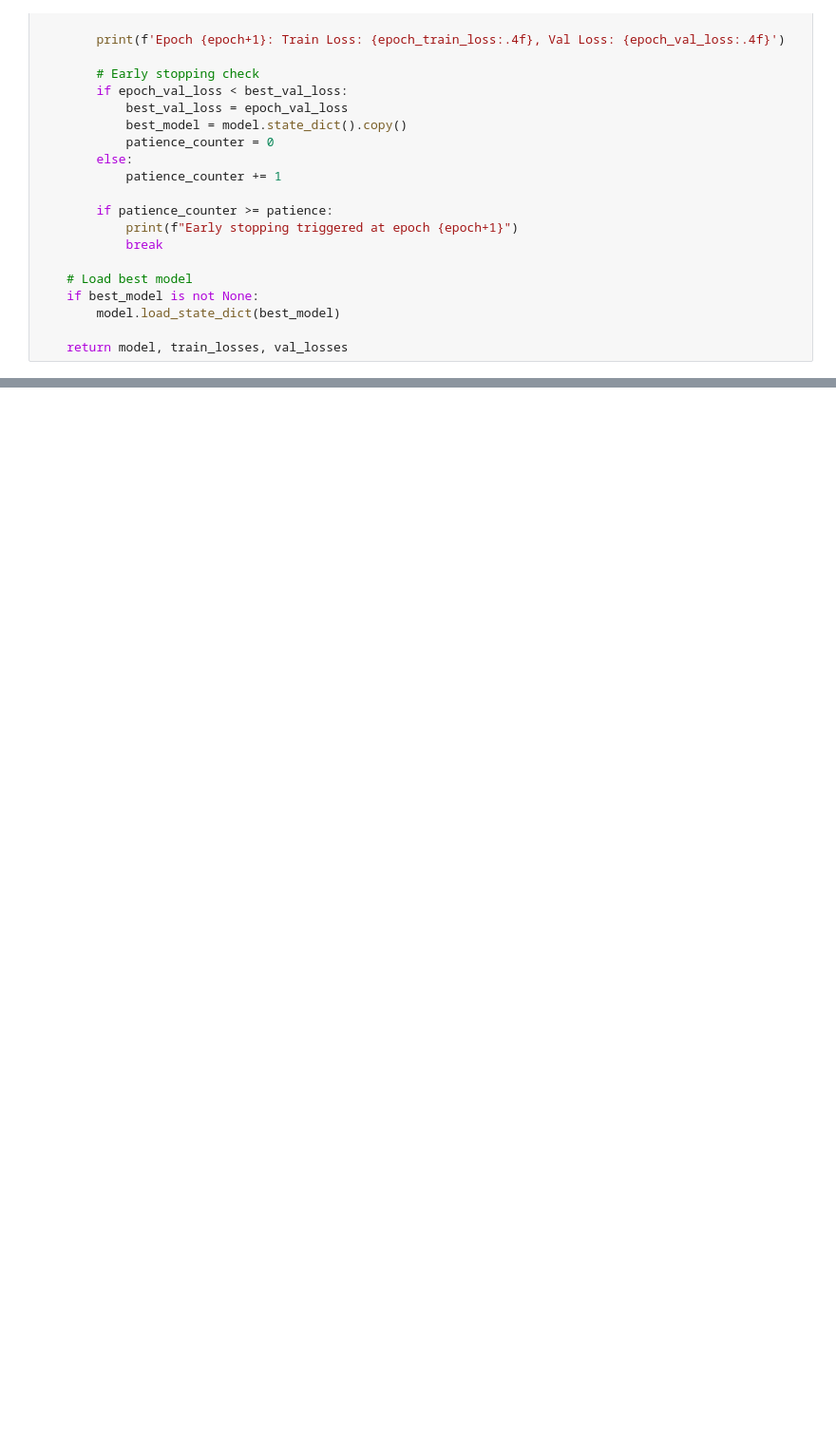
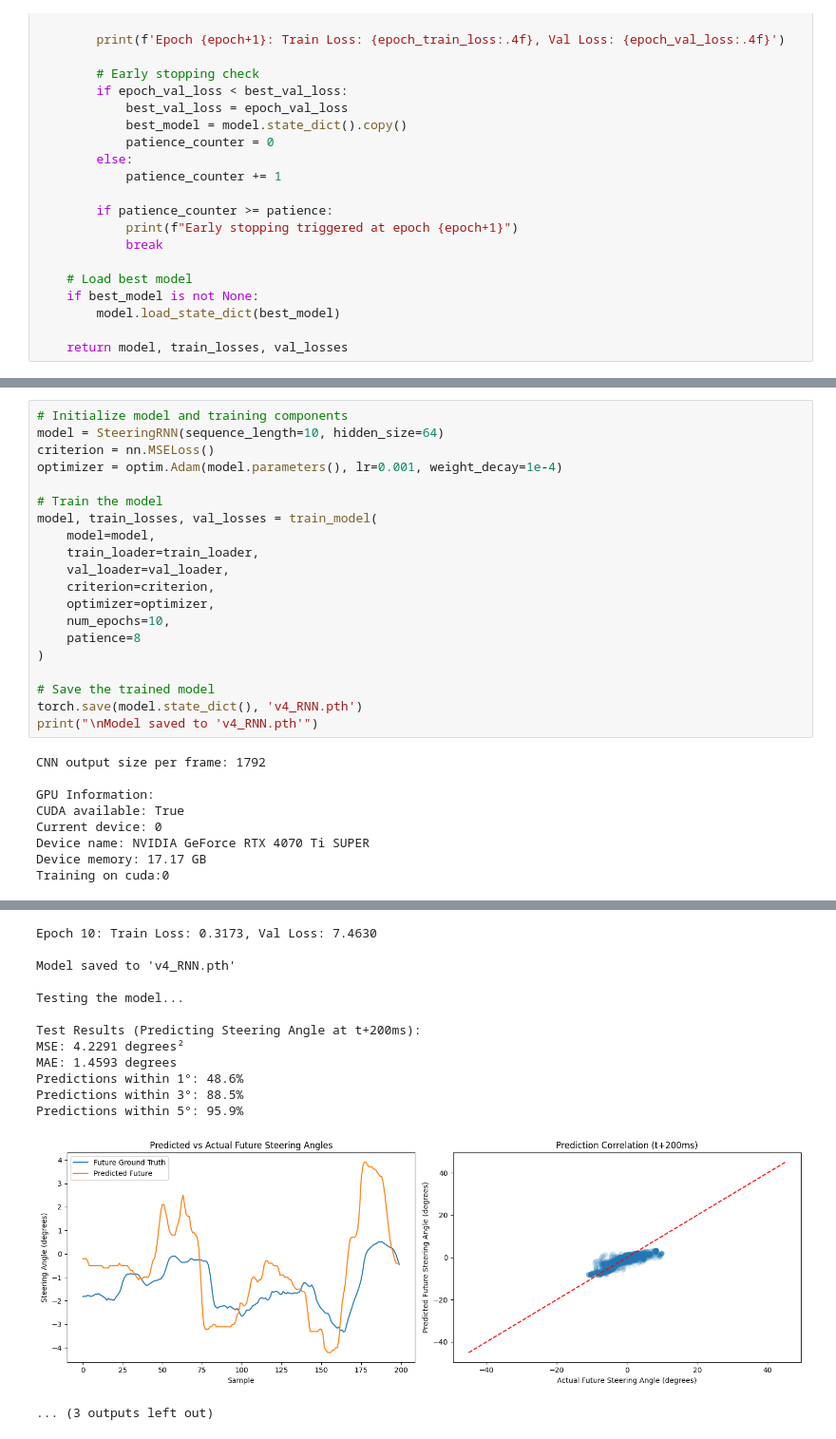
Before and after one commit to gh0stintheshe11/SteerNet, a Jupyter notebook: v4_RNN.ipynb, the cells around one changed output, grey strips where cells are left out. Shown at 95% size. Drawn from its saved outputs; the diff is of its cells as text; blank space fills up the shorter version.

```diff
--- a/v4_RNN.ipynb
+++ b/v4_RNN.ipynb
@@ -532,3 +493,32 @@ def test_model(model, test_loader):
 
     plt.tight_layout()
     plt.show()
+# %%
+# Initialize model and training components
+model = SteeringRNN(sequence_length=10, hidden_size=64)
+criterion = nn.MSELoss()
+optimizer = optim.Adam(model.parameters(), lr=0.001, weight_decay=1e-4)
+
+# Train the model
+model, train_losses, val_losses = train_model(
+    model=model,
+    train_loader=train_loader,
+    val_loader=val_loader,
+    criterion=criterion,
+    optimizer=optimizer,
+    num_epochs=10,
+    patience=8
+)
+
+# Save the trained model
+torch.save(model.state_dict(), 'v4_RNN.pth')
+print("\nModel saved to 'v4_RNN.pth'")
+# %% [output]
+CNN output size per frame: 1792
+
+GPU Information:
+CUDA available: True
+Current device: 0
+Device name: NVIDIA GeForce RTX 4070 Ti SUPER
+Device memory: 17.17 GB
+Training on cuda:0
@@ -535 +534,15 @@ def test_model(model, test_loader):
+Epoch 10: Train Loss: 0.3173, Val Loss: 7.4630
+
+Model saved to 'v4_RNN.pth'
+
+Testing the model...
+
+Test Results (Predicting Steering Angle at t+200ms):
+MSE: 4.2291 degrees²
+MAE: 1.4593 degrees
+Predictions within 1°: 48.6%
+Predictions within 3°: 88.5%
+Predictions within 5°: 95.9%
+[figure, added]
+... (3 outputs left out)
 # %%
```
Also changed, not shown: parts of 7 cells of this notebook, 1 other file.
